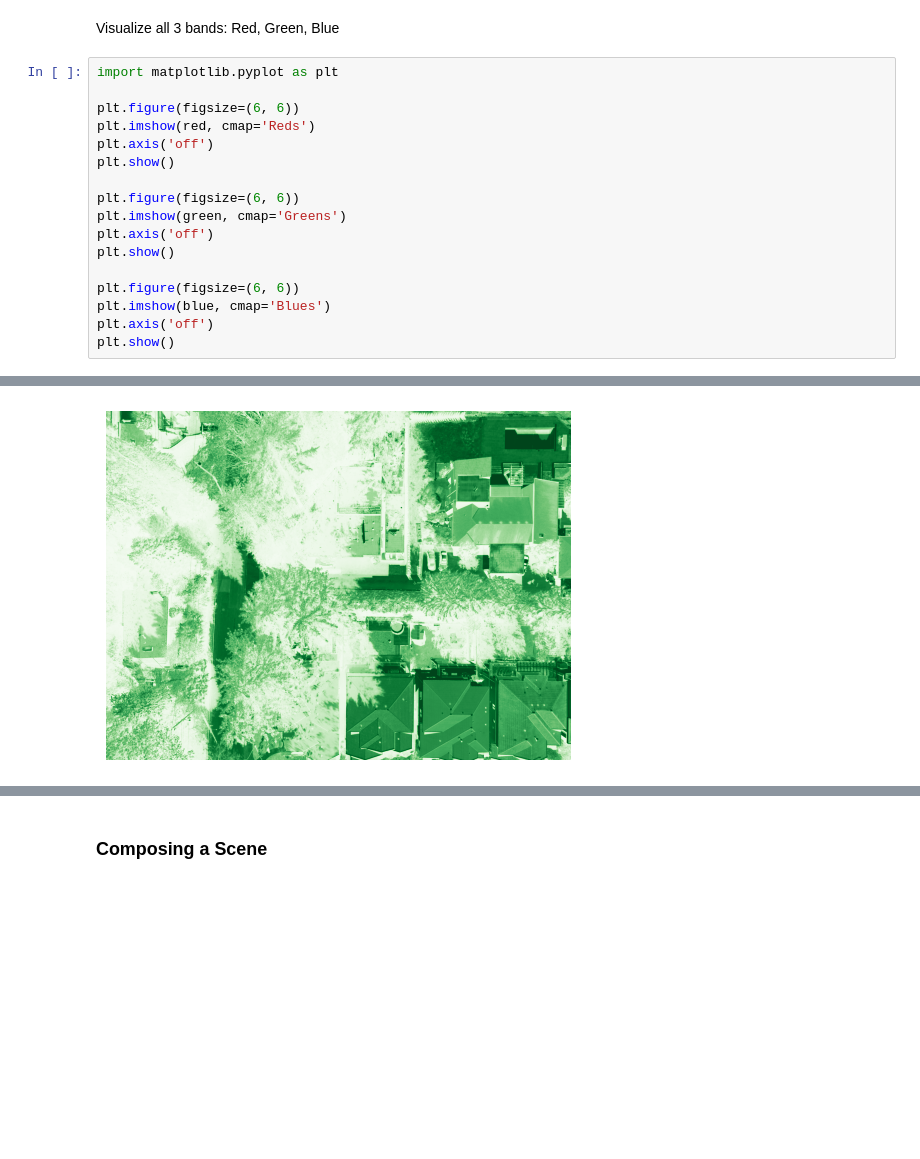
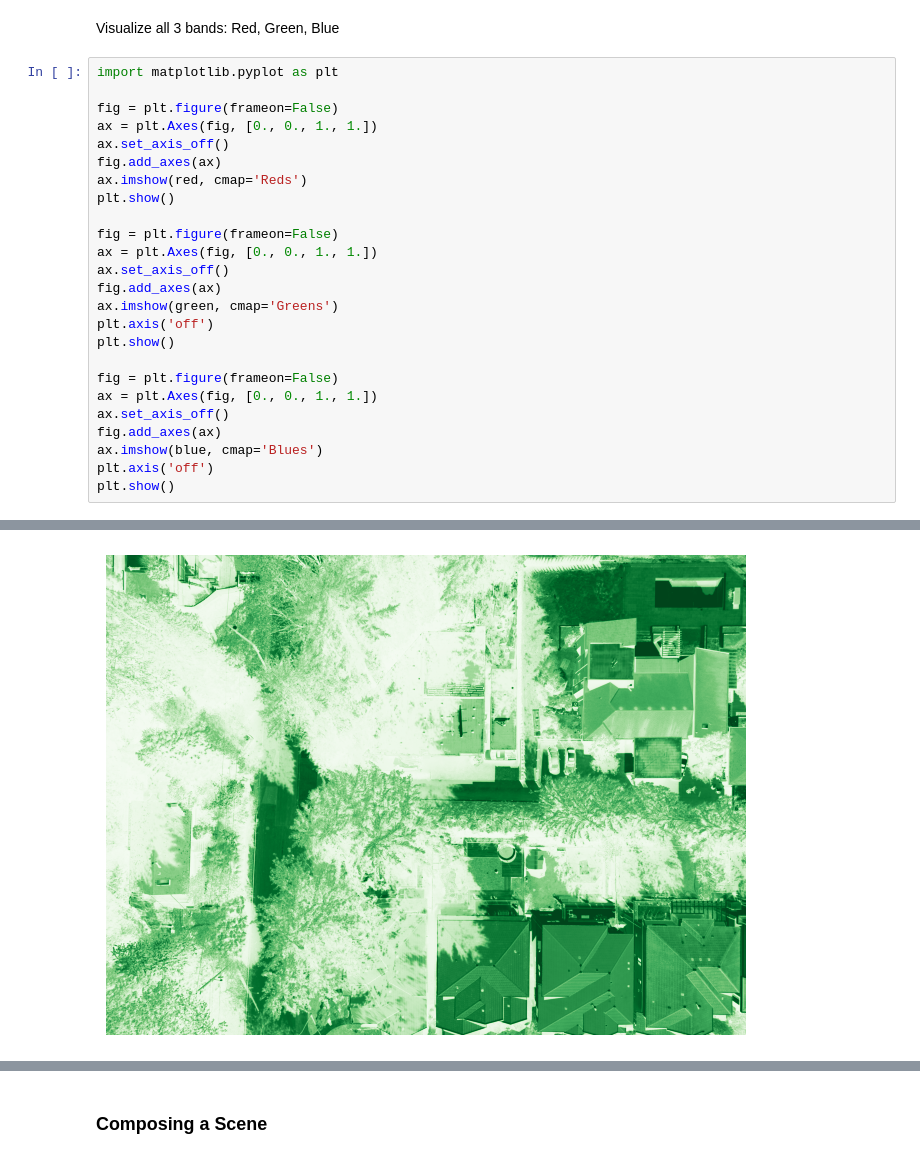
Before and after one commit to kevinlacaille/presentations, a Jupyter notebook: scipy2024/1_rasters.ipynb, the cells around one changed output, grey strips where cells are left out. Cells and saved outputs as stored; diff of their text form; blank space fills up the shorter version.

```diff
--- a/scipy2024/1_rasters.ipynb
+++ b/scipy2024/1_rasters.ipynb
@@ -72,18 +90,26 @@ Visualize all 3 bands: Red, Green, Blue
 # %%
 import matplotlib.pyplot as plt
 
-plt.figure(figsize=(6, 6))
-plt.imshow(red, cmap='Reds')
+fig = plt.figure(frameon=False)
+ax = plt.Axes(fig, [0., 0., 1., 1.])
+ax.set_axis_off()
+fig.add_axes(ax)
+ax.imshow(red, cmap='Reds')
+plt.show()
+
+fig = plt.figure(frameon=False)
+ax = plt.Axes(fig, [0., 0., 1., 1.])
+ax.set_axis_off()
+fig.add_axes(ax)
+ax.imshow(green, cmap='Greens')
 plt.axis('off')
 plt.show()
 
-plt.figure(figsize=(6, 6))
-plt.imshow(green, cmap='Greens')
+fig = plt.figure(frameon=False)
+ax = plt.Axes(fig, [0., 0., 1., 1.])
+ax.set_axis_off()
+fig.add_axes(ax)
+ax.imshow(blue, cmap='Blues')
 plt.axis('off')
 plt.show()
-
-plt.figure(figsize=(6, 6))
-plt.imshow(blue, cmap='Blues')
-plt.axis('off')
-plt.show()
 # %% [output]
@@ -91 +117 @@ plt.show()
-[figure, old version]
+[figure, new version]
```
Also changed, not shown: parts of 3 cells of this notebook.
